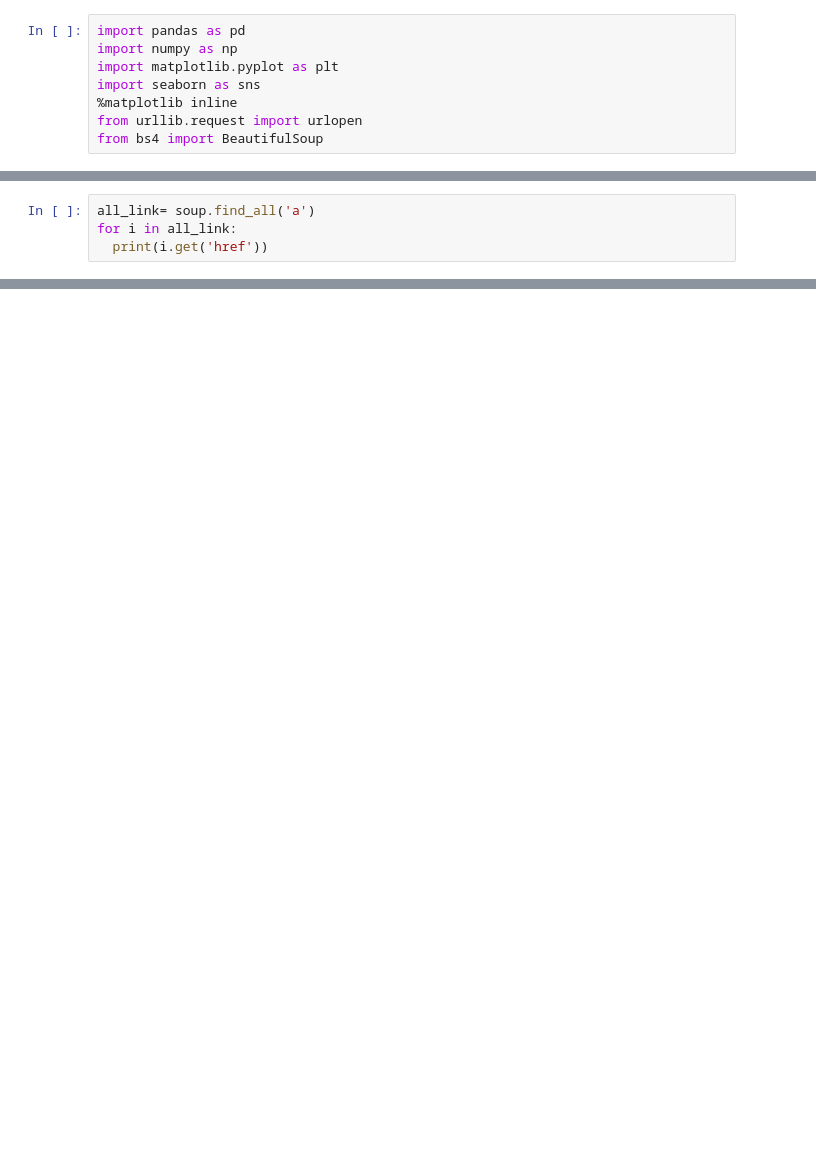
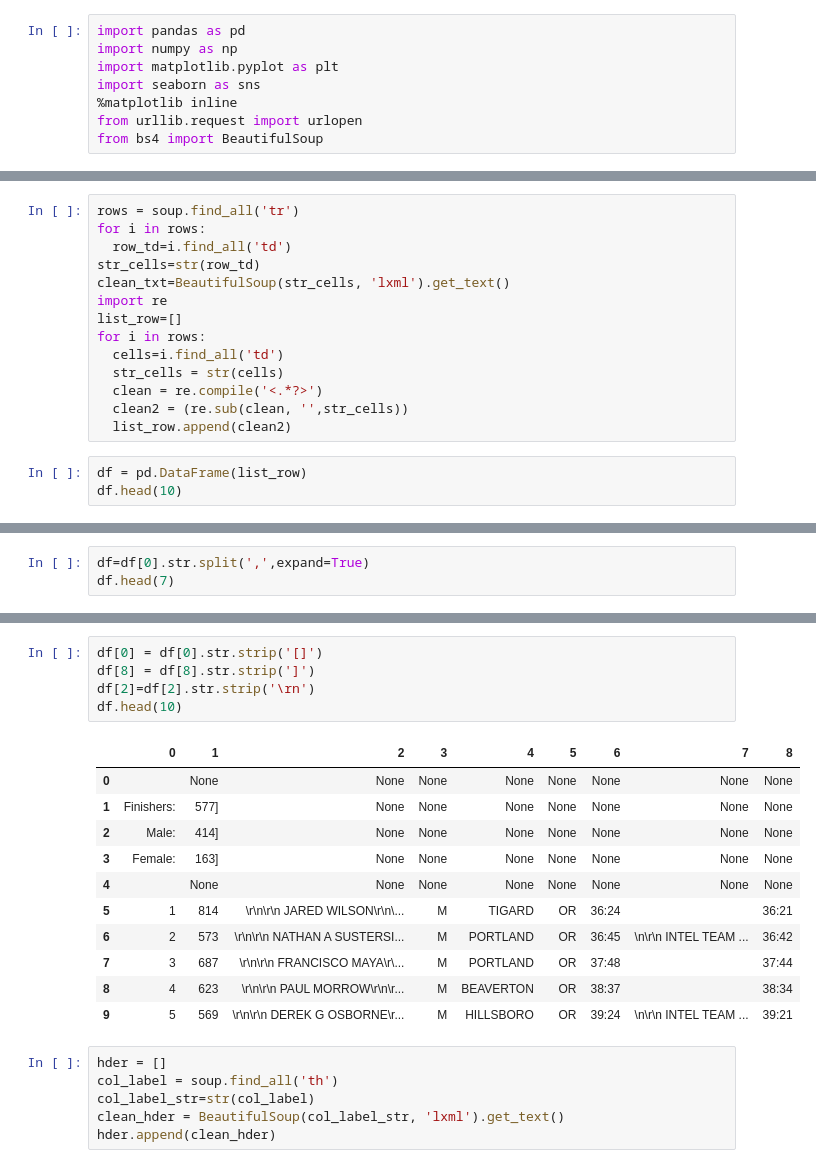
Before and after one commit to trinhvanypro1/Learning-Python-Advanced, a Jupyter notebook: Web_Scraping.ipynb, the cells around one changed output, grey strips where cells are left out. Drawn from its saved outputs; the diff is of its cells as text; blank space fills up the shorter version.

```diff
--- a/Web_Scraping.ipynb
+++ b/Web_Scraping.ipynb
@@ -38,4 +22,0 @@ soup.find_all('a')
-# %%
-all_link= soup.find_all('a')
-for i in all_link:
-  print(i.get('href'))
@@ -76,0 +23,17 @@ print(cleantext)
+# %%
+rows = soup.find_all('tr')
+for i in rows:
+  row_td=i.find_all('td')
+str_cells=str(row_td)
+clean_txt=BeautifulSoup(str_cells, 'lxml').get_text()
+import re
+list_row=[]
+for i in rows:
+  cells=i.find_all('td')
+  str_cells = str(cells)
+  clean = re.compile('<.*?>')
+  clean2 = (re.sub(clean, '',str_cells))
+  list_row.append(clean2)
+# %%
+df = pd.DataFrame(list_row)
+df.head(10)
@@ -76,0 +52,3 @@ print(cleantext)
+# %%
+df=df[0].str.split(',',expand=True)
+df.head(7)
@@ -76,0 +64,23 @@ print(cleantext)
+# %%
+df[0] = df[0].str.strip('[]')
+df[8] = df[8].str.strip(']')
+df[2]=df[2].str.strip('\rn')
+df.head(10)
+# %% [output]
+|  | 0 | 1 | 2 | 3 | 4 | 5 | 6 | 7 | 8 |
+| 0 |  | None | None | None | None | None | None | None | None |
+| 1 | Finishers: | 577] | None | None | None | None | None | None | None |
+| 2 | Male: | 414] | None | None | None | None | None | None | None |
+| 3 | Female: | 163] | None | None | None | None | None | None | None |
+| 4 |  | None | None | None | None | None | None | None | None |
+| 5 | 1 | 814 | \r\n\r\n JARED WILSON\r\n\... | M | TIGARD | OR | 36:24 |  | 36:21 |
+| 6 | 2 | 573 | \r\n\r\n NATHAN A SUSTERSI... | M | PORTLAND | OR | 36:45 | \n\r\n INTEL TEAM ... | 36:42 |
+| 7 | 3 | 687 | \r\n\r\n FRANCISCO MAYA\r\... | M | PORTLAND | OR | 37:48 |  | 37:44 |
+| 8 | 4 | 623 | \r\n\r\n PAUL MORROW\r\n\r... | M | BEAVERTON | OR | 38:37 |  | 38:34 |
+| 9 | 5 | 569 | \r\n\r\n DEREK G OSBORNE\r... | M | HILLSBORO | OR | 39:24 | \n\r\n INTEL TEAM ... | 39:21 |
+# %%
+hder = []
+col_label = soup.find_all('th')
+col_label_str=str(col_label)
+clean_hder = BeautifulSoup(col_label_str, 'lxml').get_text()
+hder.append(clean_hder)
```
Also changed, not shown: parts of 17 cells of this notebook.
